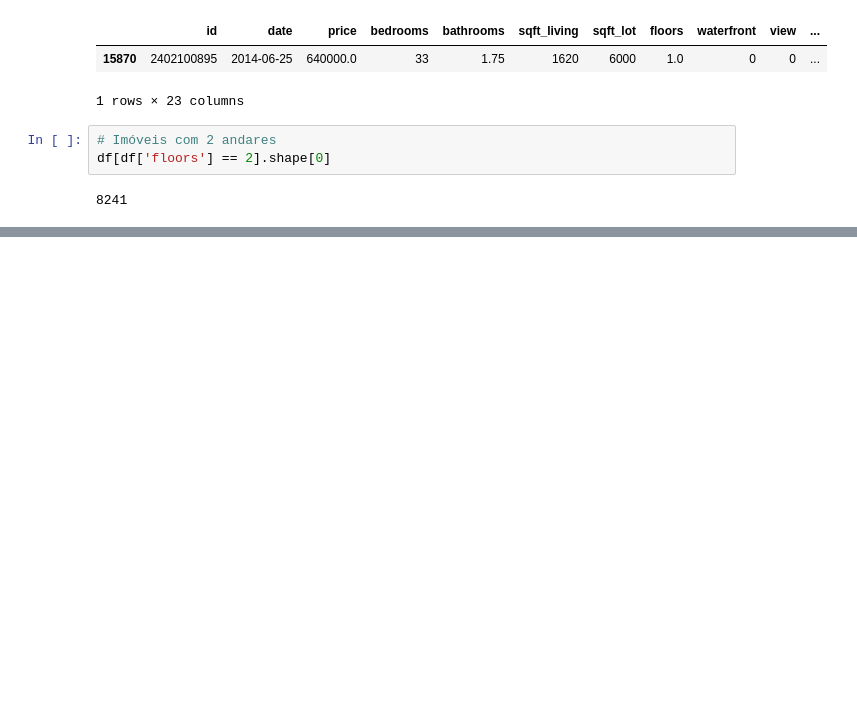
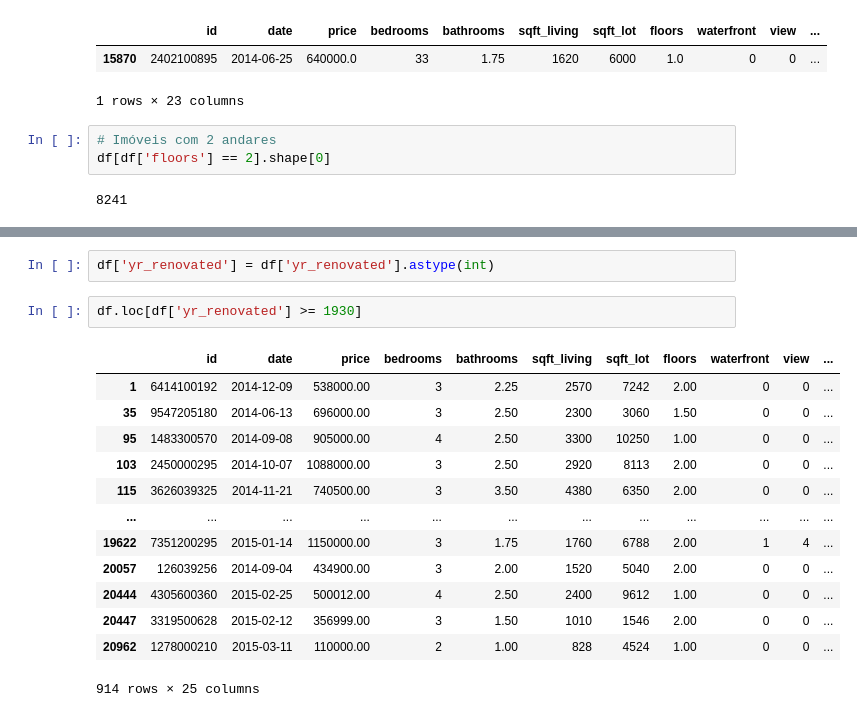
Before and after one commit to djalmarodriguess/Python, a Jupyter notebook: Pandas/House Sales.ipynb, the cells around one changed output, grey strips where cells are left out. Saved outputs shown, nothing was run; the diff lists cells and outputs as text; blank space fills up the shorter version.

```diff
--- a/Pandas/House Sales.ipynb
+++ b/Pandas/House Sales.ipynb
@@ -840,0 +890,18 @@ df[['data', 'price']].groupby('data').sum().plot.bar()
+# %%
+df['yr_renovated'] = df['yr_renovated'].astype(int)
+# %%
+df.loc[df['yr_renovated'] >= 1930]
+# %% [output]
+|  | id | date | price | bedrooms | bathrooms | sqft_living | sqft_lot | floors | waterfront | view | ... |
+| 1 | 6414100192 | 2014-12-09 | 538000.00 | 3 | 2.25 | 2570 | 7242 | 2.00 | 0 | 0 | ... |
+| 35 | 9547205180 | 2014-06-13 | 696000.00 | 3 | 2.50 | 2300 | 3060 | 1.50 | 0 | 0 | ... |
+| 95 | 1483300570 | 2014-09-08 | 905000.00 | 4 | 2.50 | 3300 | 10250 | 1.00 | 0 | 0 | ... |
+| 103 | 2450000295 | 2014-10-07 | 1088000.00 | 3 | 2.50 | 2920 | 8113 | 2.00 | 0 | 0 | ... |
+| 115 | 3626039325 | 2014-11-21 | 740500.00 | 3 | 3.50 | 4380 | 6350 | 2.00 | 0 | 0 | ... |
+| ... | ... | ... | ... | ... | ... | ... | ... | ... | ... | ... | ... |
+| 19622 | 7351200295 | 2015-01-14 | 1150000.00 | 3 | 1.75 | 1760 | 6788 | 2.00 | 1 | 4 | ... |
+| 20057 | 126039256 | 2014-09-04 | 434900.00 | 3 | 2.00 | 1520 | 5040 | 2.00 | 0 | 0 | ... |
+| 20444 | 4305600360 | 2015-02-25 | 500012.00 | 4 | 2.50 | 2400 | 9612 | 1.00 | 0 | 0 | ... |
+| 20447 | 3319500628 | 2015-02-12 | 356999.00 | 3 | 1.50 | 1010 | 1546 | 2.00 | 0 | 0 | ... |
+| 20962 | 1278000210 | 2015-03-11 | 110000.00 | 2 | 1.00 | 828 | 4524 | 1.00 | 0 | 0 | ... |
+914 rows × 25 columns
```
Also changed, not shown: parts of 77 cells of this notebook.
